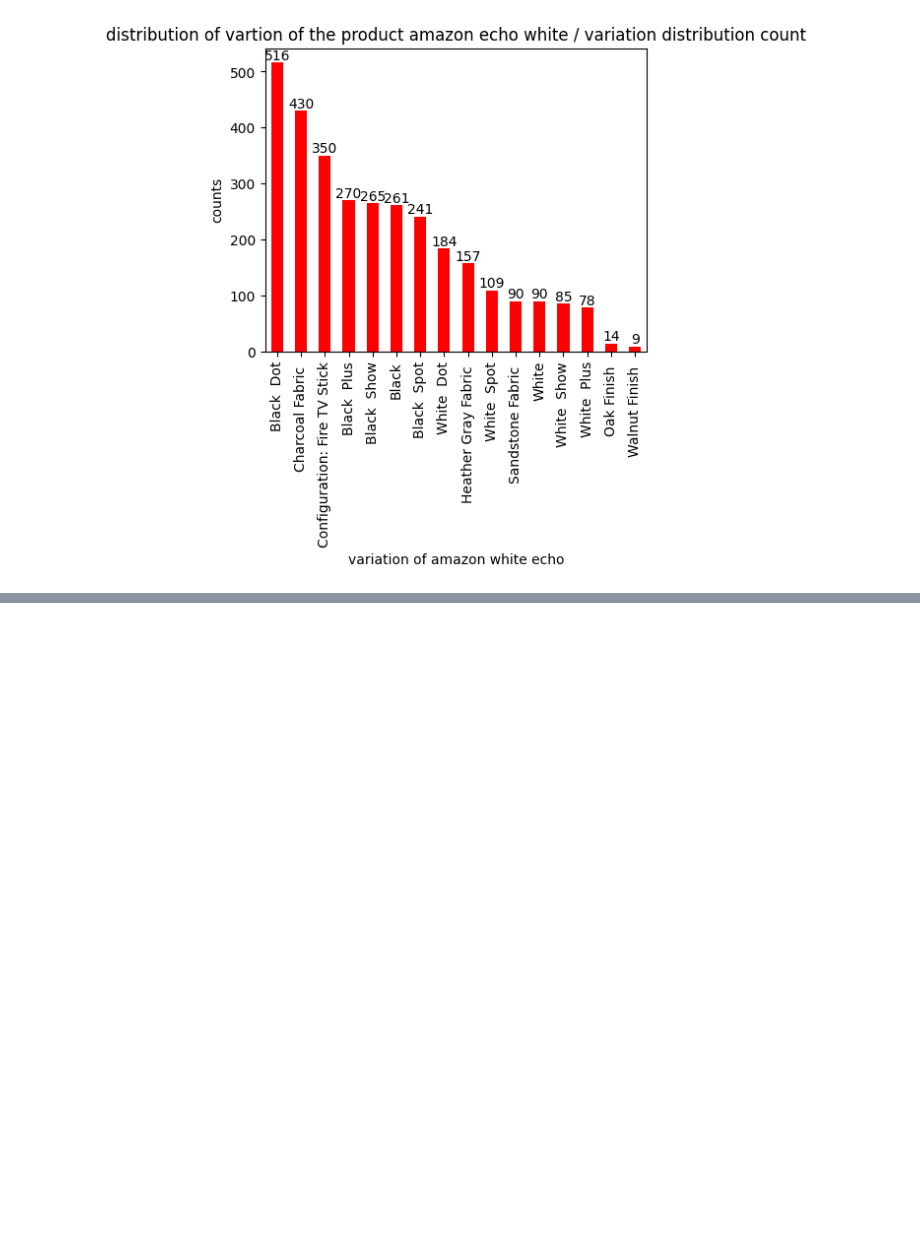
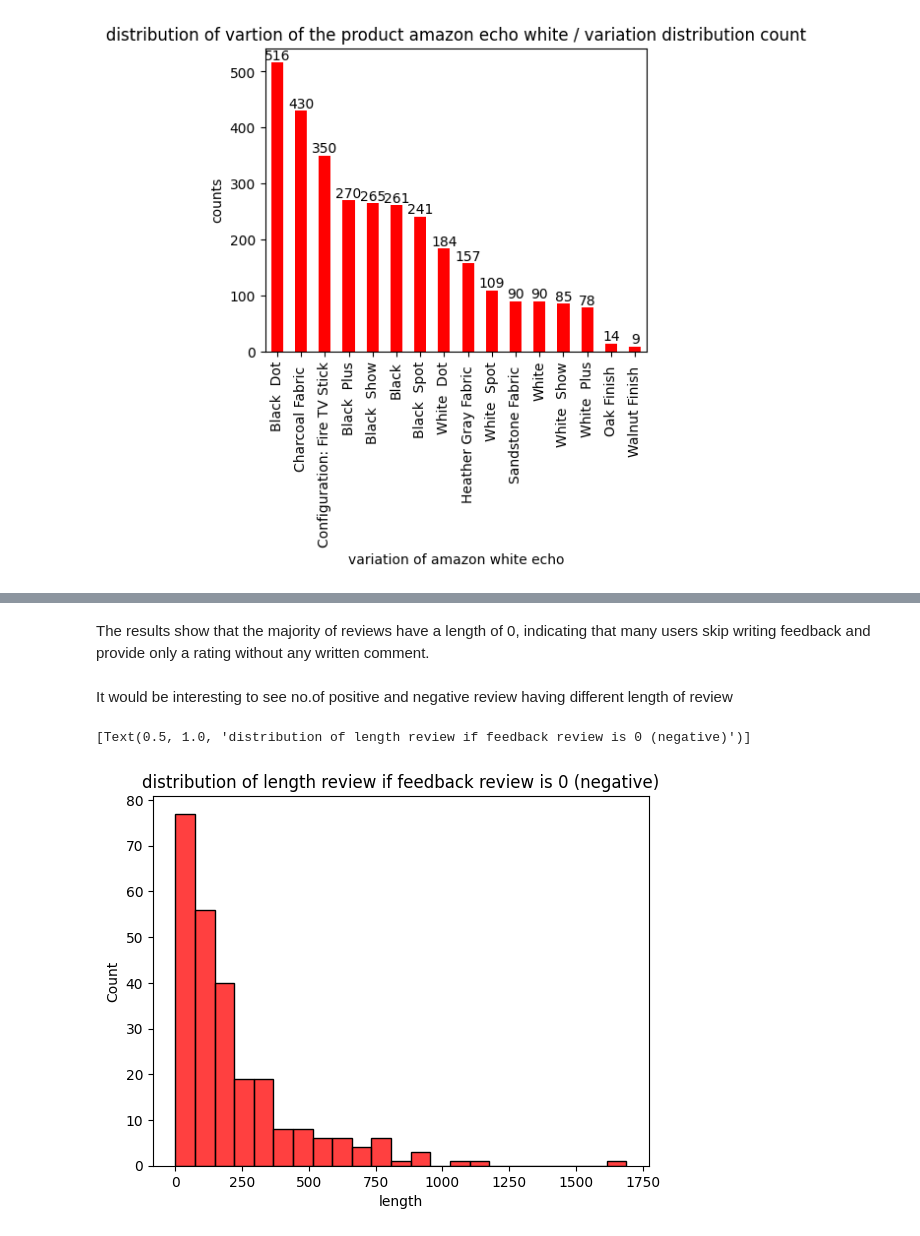
Before and after one commit to rtgsepoct/amazon-alexia-review-sentiment_analysis, a Jupyter notebook: amazon-alexa-review-sentiment_analysis.ipynb, the cells around one changed output, grey strips where cells are left out. Drawn from its saved outputs; the diff is of its cells as text; code cells hidden in the pictures; blank space fills up the shorter version.

```diff
--- a/amazon-alexa-review-sentiment_analysis.ipynb
+++ b/amazon-alexa-review-sentiment_analysis.ipynb
@@ -297,0 +329,9 @@ Text(0.5, 1.0, 'distribution of vartion of the product amazon echo white / varia
+# %% [markdown]
+The results show that the majority of reviews have a length of 0, indicating that many users skip writing feedback and provide only a rating without any written comment.
+# %% [markdown]
+It would be interesting to see no.of positive and negative review having different length of review
+# %%
+sns.histplot(data[data['feedback']==0]['length'], color='red').set(title="distribution of length review if feedback review is 0 (negative)")
+# %% [output]
+[Text(0.5, 1.0, 'distribution of length review if feedback review is 0 (negative)')]
+[figure, added]
```
Also changed, not shown: parts of 10 cells of this notebook.
